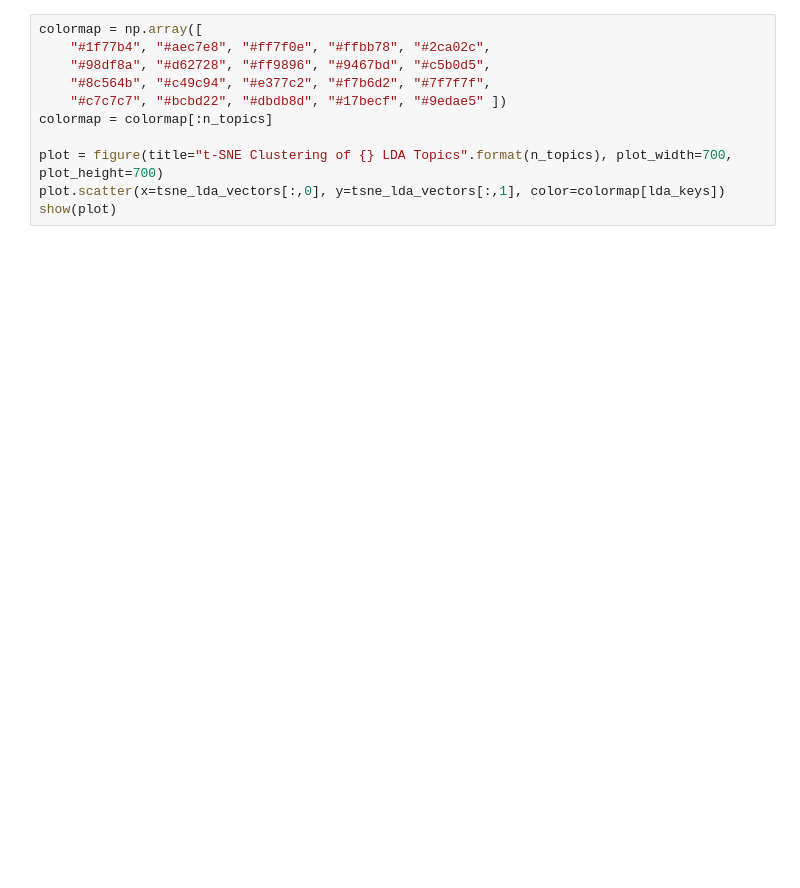
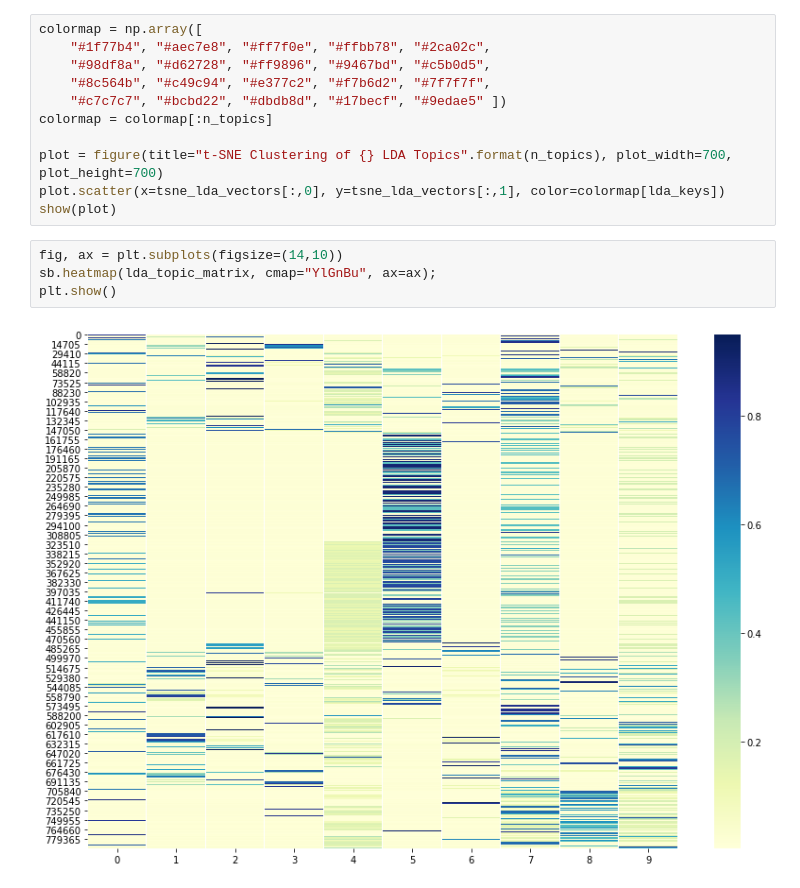
Before and after one commit to gabejg/DST-Assessment-03, a Jupyter notebook: Luke Hawley/LDA_tSNE.ipynb, the cells around one changed output. Saved outputs shown, nothing was run; the diff lists cells and outputs as text; blank space fills up the shorter version.

```diff
--- a/Luke Hawley/LDA_tSNE.ipynb
+++ b/Luke Hawley/LDA_tSNE.ipynb
@@ -130,3 +145,9 @@ colormap = colormap[:n_topics]
 plot = figure(title="t-SNE Clustering of {} LDA Topics".format(n_topics), plot_width=700, plot_height=700)
 plot.scatter(x=tsne_lda_vectors[:,0], y=tsne_lda_vectors[:,1], color=colormap[lda_keys])
 show(plot)
+# %%
+fig, ax = plt.subplots(figsize=(14,10))
+sb.heatmap(lda_topic_matrix, cmap="YlGnBu", ax=ax);
+plt.show()
+# %% [output]
+[figure, added]
```
Also changed, not shown: parts of 8 cells of this notebook.
